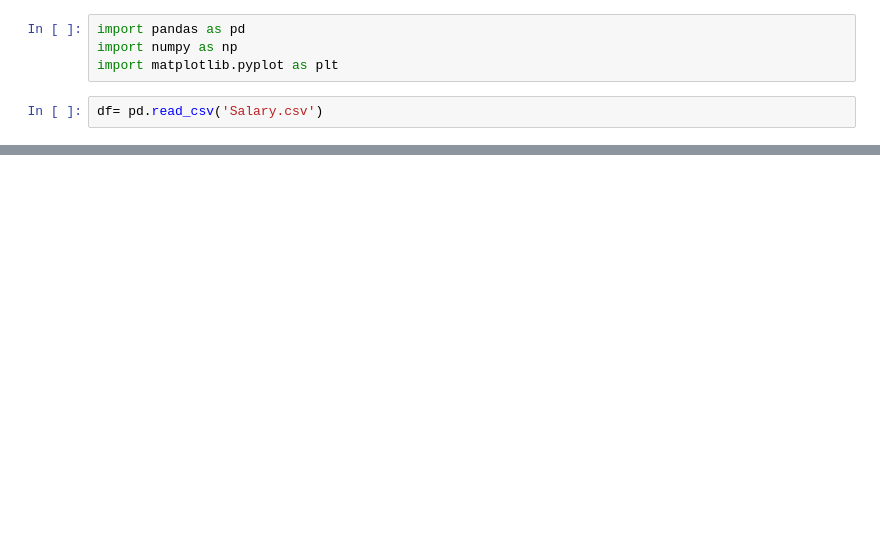
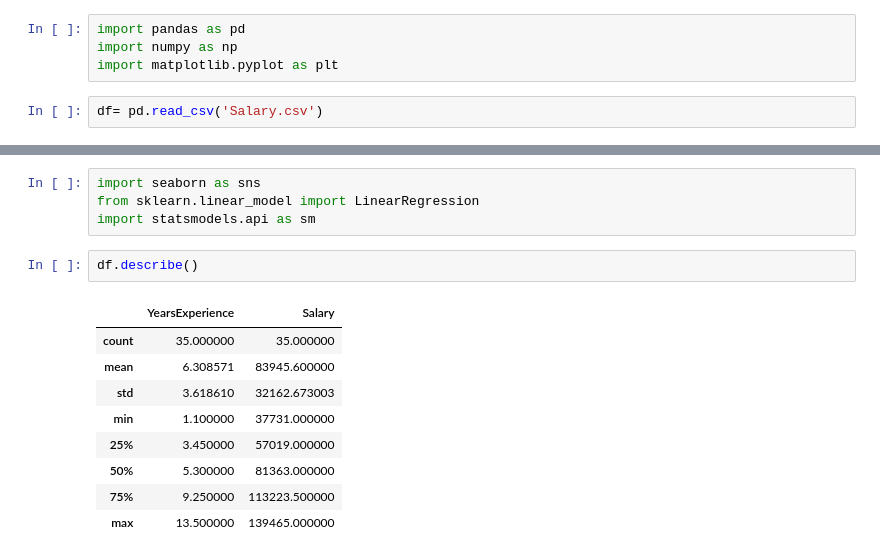
Before and after one commit to isaiasjusto/Salary_regression, a Jupyter notebook: Salary prediction.ipynb, the cells around one changed output, grey strips where cells are left out. Drawn from its saved outputs; the diff is of its cells as text; blank space fills up the shorter version.

```diff
--- a/Salary prediction.ipynb
+++ b/Salary prediction.ipynb
@@ -6,0 +16,16 @@ df= pd.read_csv('Salary.csv')
+# %%
+import seaborn as sns
+from sklearn.linear_model import LinearRegression
+import statsmodels.api as sm
+# %%
+df.describe()
+# %% [output]
+|  | YearsExperience | Salary |
+| count | 35.000000 | 35.000000 |
+| mean | 6.308571 | 83945.600000 |
+| std | 3.618610 | 32162.673003 |
+| min | 1.100000 | 37731.000000 |
+| 25% | 3.450000 | 57019.000000 |
+| 50% | 5.300000 | 81363.000000 |
+| 75% | 9.250000 | 113223.500000 |
+| max | 13.500000 | 139465.000000 |
```
Also changed, not shown: parts of 12 cells of this notebook.
